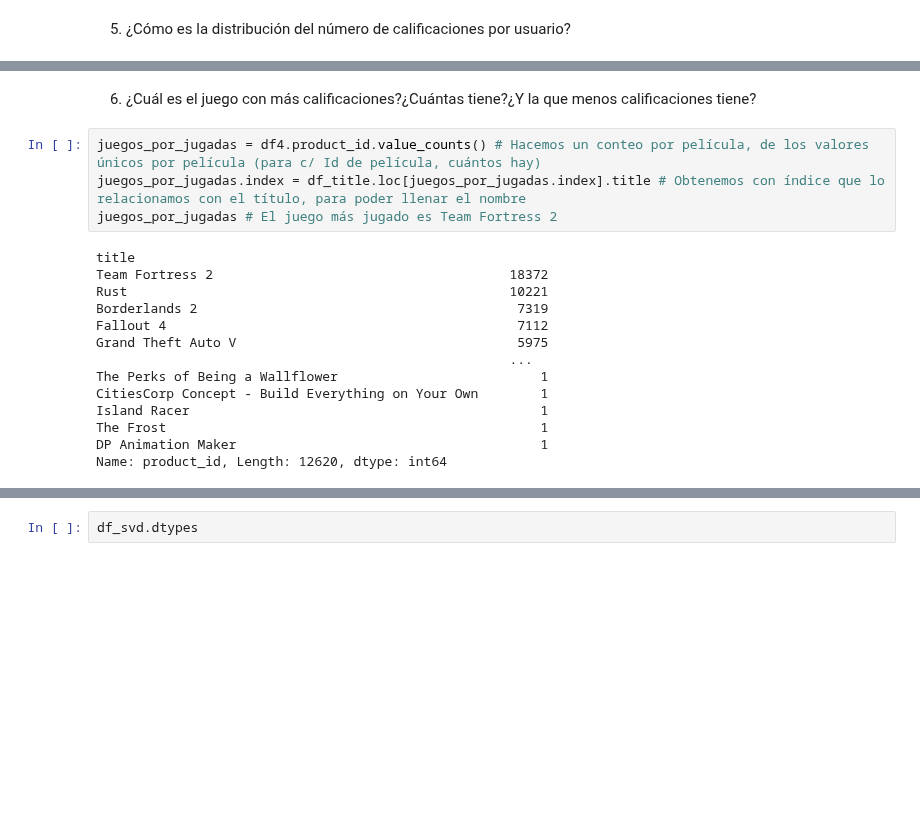
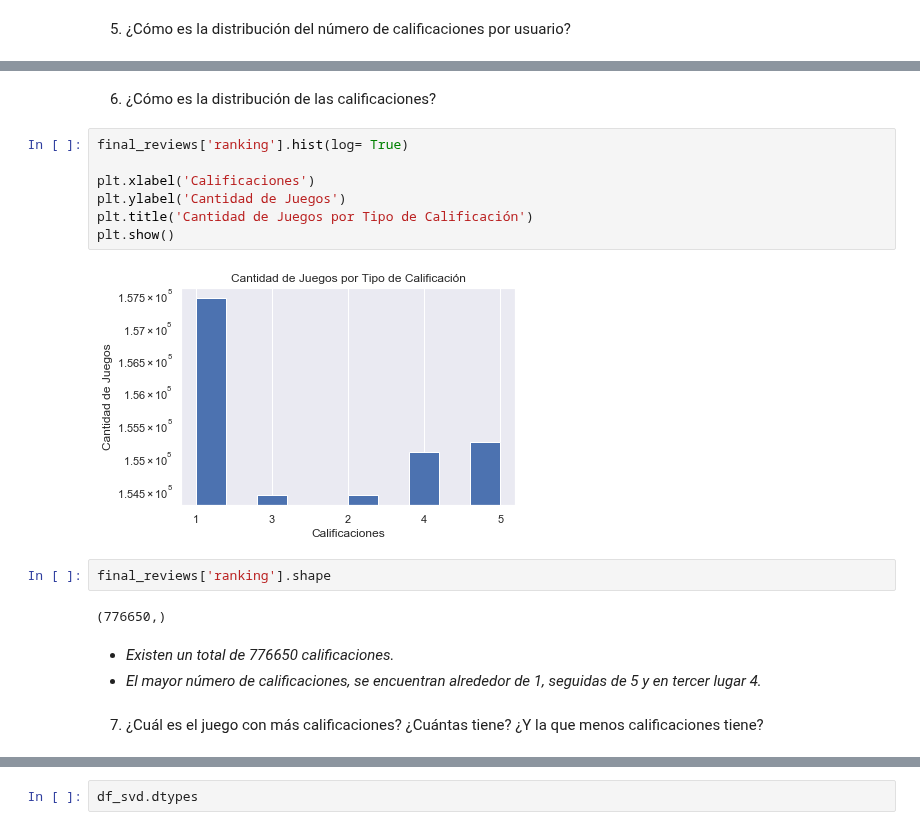
Before and after one commit to alseveso/AcamicaDS, a Jupyter notebook: Proyecto 3/A. Proyecto 03_Alejandra Seveso.ipynb, the cells around one changed output, grey strips where cells are left out. Drawn from its saved outputs; the diff is of its cells as text; blank space fills up the shorter version.

```diff
--- a/Proyecto 3/A. Proyecto 03_Alejandra Seveso.ipynb
+++ b/Proyecto 3/A. Proyecto 03_Alejandra Seveso.ipynb
@@ -666,20 +657,20 @@ calificaciones_por_usuario.hist(log = True)
+# %% [markdown]
+6. ¿Cómo es la distribución de las calificaciones?
+# %%
+final_reviews['ranking'].hist(log= True)
+
+plt.xlabel('Calificaciones')
+plt.ylabel('Cantidad de Juegos')
+plt.title('Cantidad de Juegos por Tipo de Calificación')
+plt.show()
+# %% [output]
+[figure, added]
+# %%
+final_reviews['ranking'].shape
+# %% [output]
+(776650,)
+# %% [markdown]
+* *Existen un total de 776650 calificaciones.*
+* *El mayor número de calificaciones, se encuentran alrededor de 1, seguidas de 5 y en tercer lugar 4.*
 # %% [markdown]
-6. ¿Cuál es el juego con más calificaciones?¿Cuántas tiene?¿Y la que menos calificaciones tiene?
+7. ¿Cuál es el juego con más calificaciones? ¿Cuántas tiene? ¿Y la que menos calificaciones tiene?
-# %%
-juegos_por_jugadas = df4.product_id.value_counts() # Hacemos un conteo por película, de los valores únicos por película (para c/ Id de película, cuántos hay)
-juegos_por_jugadas.index = df_title.loc[juegos_por_jugadas.index].title # Obtenemos con índice que lo relacionamos con el título, para poder llenar el nombre
-juegos_por_jugadas # El juego más jugado es Team Fortress 2
-# %% [output]
-title
-Team Fortress 2                                      18372
-Rust                                                 10221
-Borderlands 2                                         7319
-Fallout 4                                             7112
-Grand Theft Auto V                                    5975
-                                                     ...
-The Perks of Being a Wallflower                          1
-CitiesCorp Concept - Build Everything on Your Own        1
-Island Racer                                             1
-The Frost                                                1
-DP Animation Maker                                       1
-Name: product_id, Length: 12620, dtype: int64
```
Also changed, not shown: parts of 72 cells of this notebook, 5 other files.
